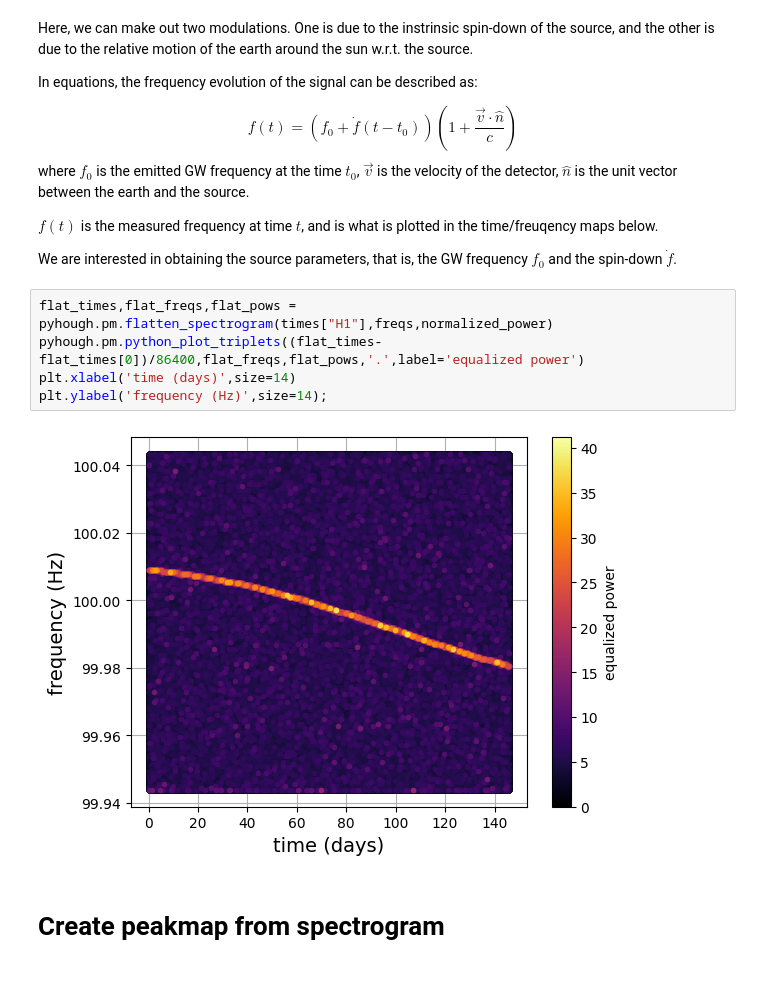
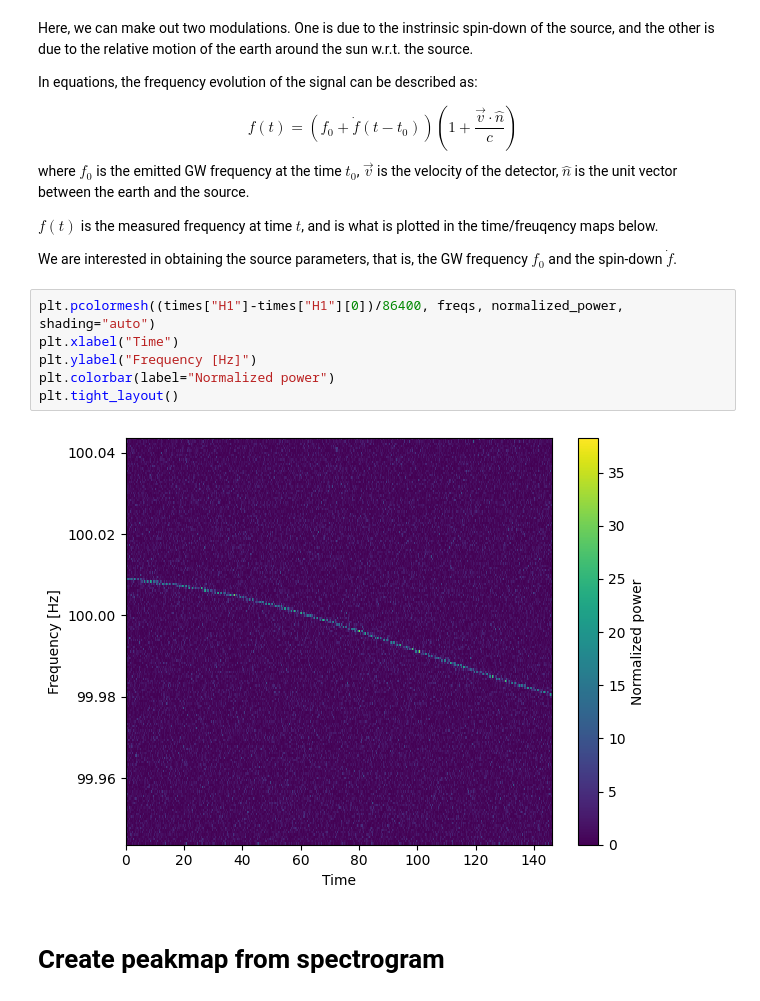
Before and after one commit to andrew-l-miller/pyhough, a Jupyter notebook: tutorials/hough_tutorial.ipynb, the cells around one changed output. Cells and saved outputs as stored; diff of their text form.

```diff
--- a/tutorials/hough_tutorial.ipynb
+++ b/tutorials/hough_tutorial.ipynb
@@ -134,13 +95,14 @@ where $f_0$ is the emitted GW frequency at the time $t_0$, $\vec{v}$ is the velo
 $f(t)$ is the measured frequency at time $t$, and is what is plotted in the time/freuqency maps below.
 
 We are interested in obtaining the source parameters, that is, the GW frequency $f_0$ and the spin-down $\dot{f}$.
-# %%
-flat_times,flat_freqs,flat_pows = pyhough.pm.flatten_spectrogram(times["H1"],freqs,normalized_power)
-pyhough.pm.python_plot_triplets((flat_times-flat_times[0])/86400,flat_freqs,flat_pows,'.',label='equalized power')
-plt.xlabel('time (days)',size=14)
-plt.ylabel('frequency (Hz)',size=14);
-# %% [output]
-[figure, removed]
+# %%
+plt.pcolormesh((times["H1"]-times["H1"][0])/86400, freqs, normalized_power, shading="auto")
+plt.xlabel("Time")
+plt.ylabel("Frequency [Hz]")
+plt.colorbar(label="Normalized power")
+plt.tight_layout()
+# %% [output]
+[figure, added]
 # %% [markdown]
 # Create peakmap from spectrogram
 # %% [markdown]
```
Also changed, not shown: parts of 10 cells of this notebook.
